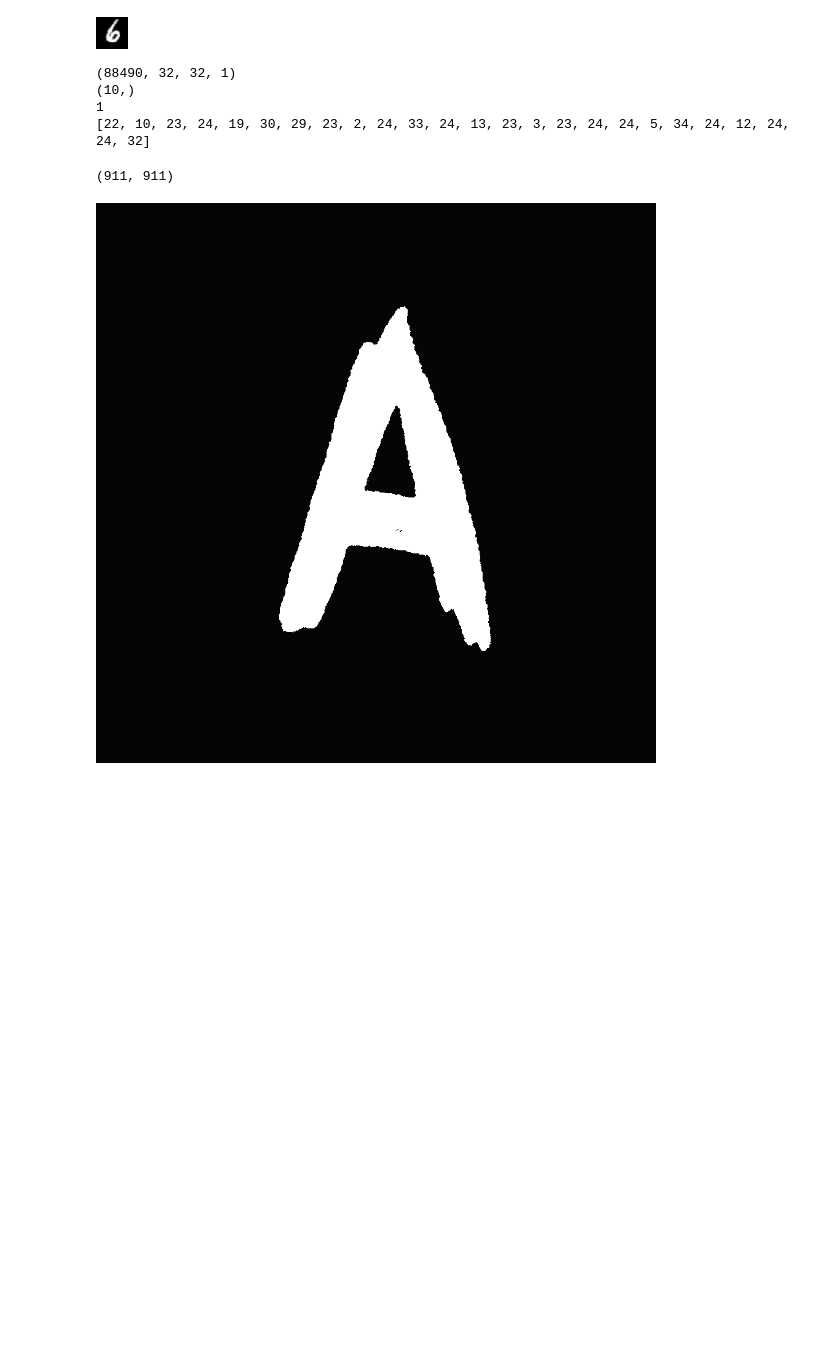
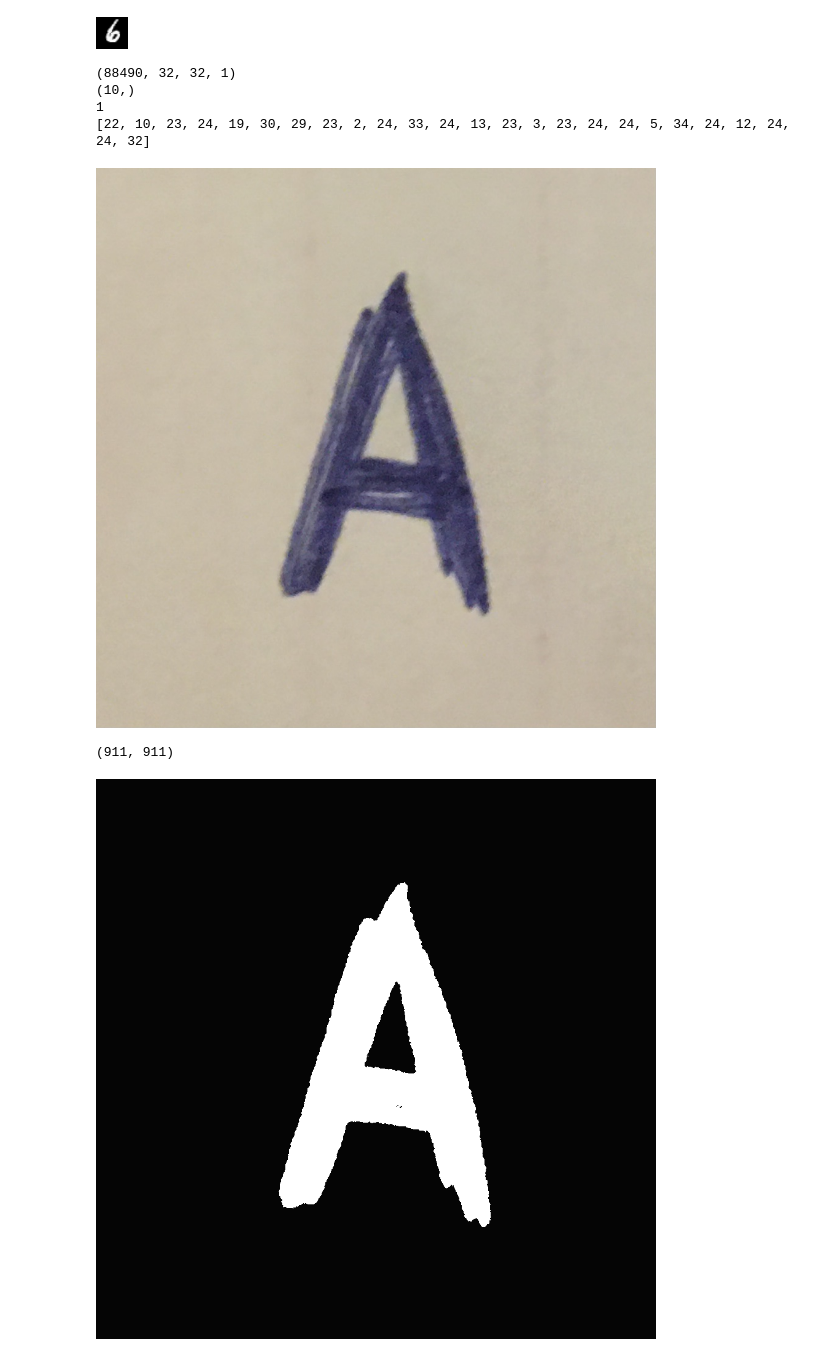
Before and after one commit to yoly2020/ocr_test_project, a Jupyter notebook: OCR1.ipynb, the cells around one changed output. Drawn from its saved outputs; the diff is of its cells as text; code cells hidden in the pictures; blank space fills up the shorter version.

```diff
--- a/OCR1.ipynb
+++ b/OCR1.ipynb
@@ -462,4 +462,10 @@ print(pred_list)
 (10,)
 1
 [22, 10, 23, 24, 19, 30, 29, 23, 2, 24, 33, 24, 13, 23, 3, 23, 24, 24, 5, 34, 24, 12, 24, 24, 32]
+# %%
+hand_img_name='/content/gdrive/My Drive/OCR Project/A1.jpg'
+hand_img=cv2.imread(hand_img_name)
+cv2_imshow(hand_img)
+# %% [output]
+[figure, added]
 # %%
```
Also changed, not shown: parts of 1 cell of this notebook.
